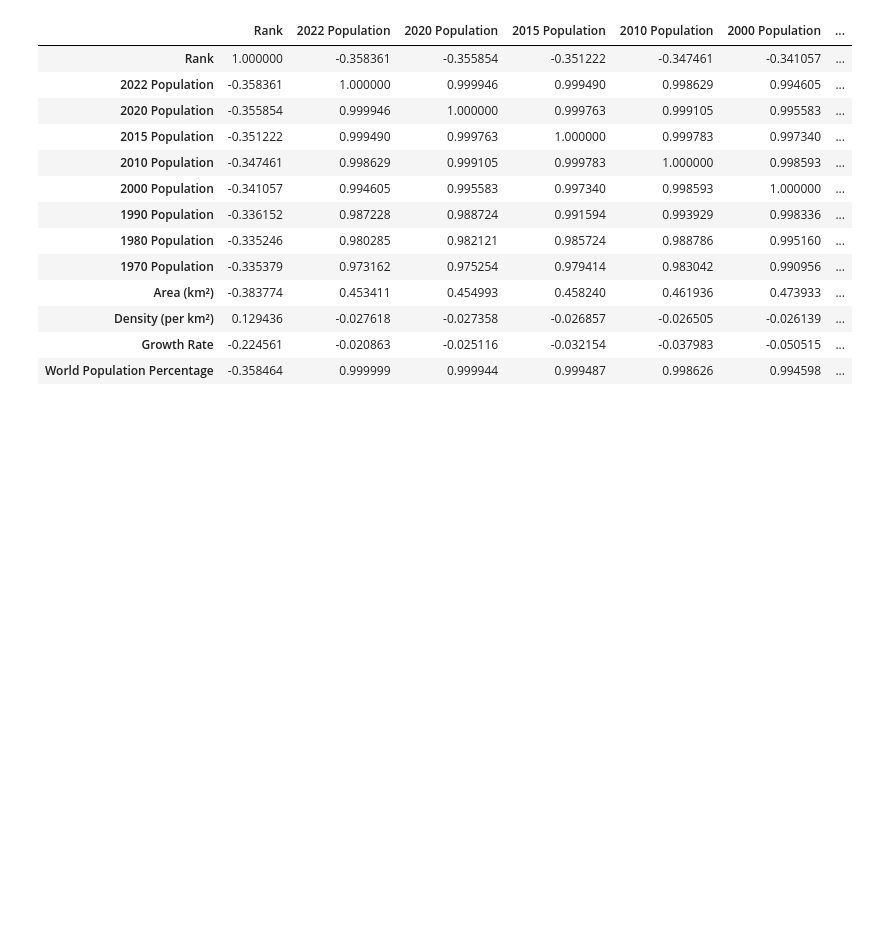
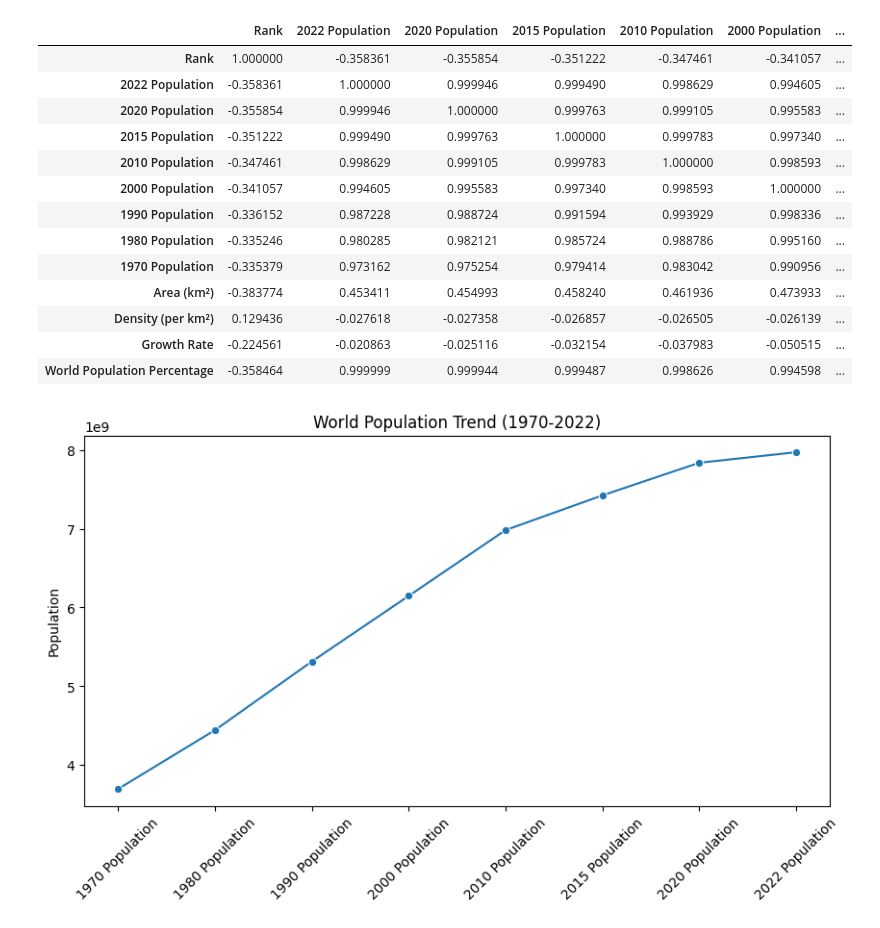
Before and after one commit to MaliheDahmardeh/Gender-Statistics, a Jupyter notebook: World-population.ipynb, the cells around one changed output. Drawn from its saved outputs; the diff is of its cells as text; code cells hidden in the pictures; blank space fills up the shorter version.

```diff
--- a/World-population.ipynb
+++ b/World-population.ipynb
@@ -183,3 +183,14 @@ df.corr()
 | Density (per km²) | 0.129436 | -0.027618 | -0.027358 | -0.026857 | -0.026505 | -0.026139 | ... |
 | Growth Rate | -0.224561 | -0.020863 | -0.025116 | -0.032154 | -0.037983 | -0.050515 | ... |
 | World Population Percentage | -0.358464 | 0.999999 | 0.999944 | 0.999487 | 0.998626 | 0.994598 | ... |
+# %%
+# plotting world population trend since 1970
+plt.subplots(figsize=(10,5))
+trend = df.iloc[:,5:13].sum()[::-1]
+sb.lineplot(x=trend.index, y=trend.values, marker="o")
+plt.xticks(rotation=45)
+plt.ylabel("Population")
+plt.title("World Population Trend (1970-2022)")
+plt.show()
+# %% [output]
+[figure, added]
```
Also changed, not shown: parts of 3 cells of this notebook.
